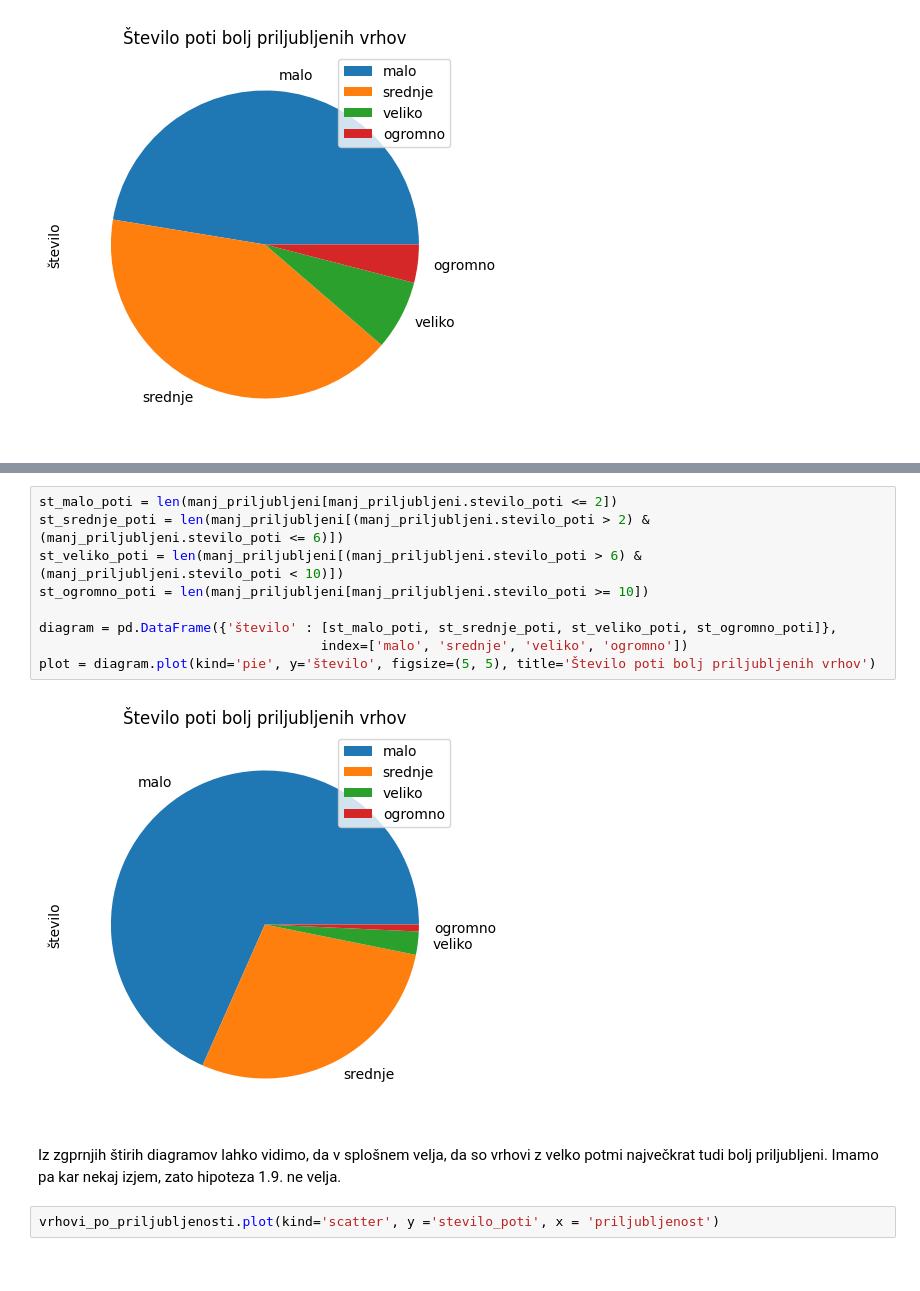
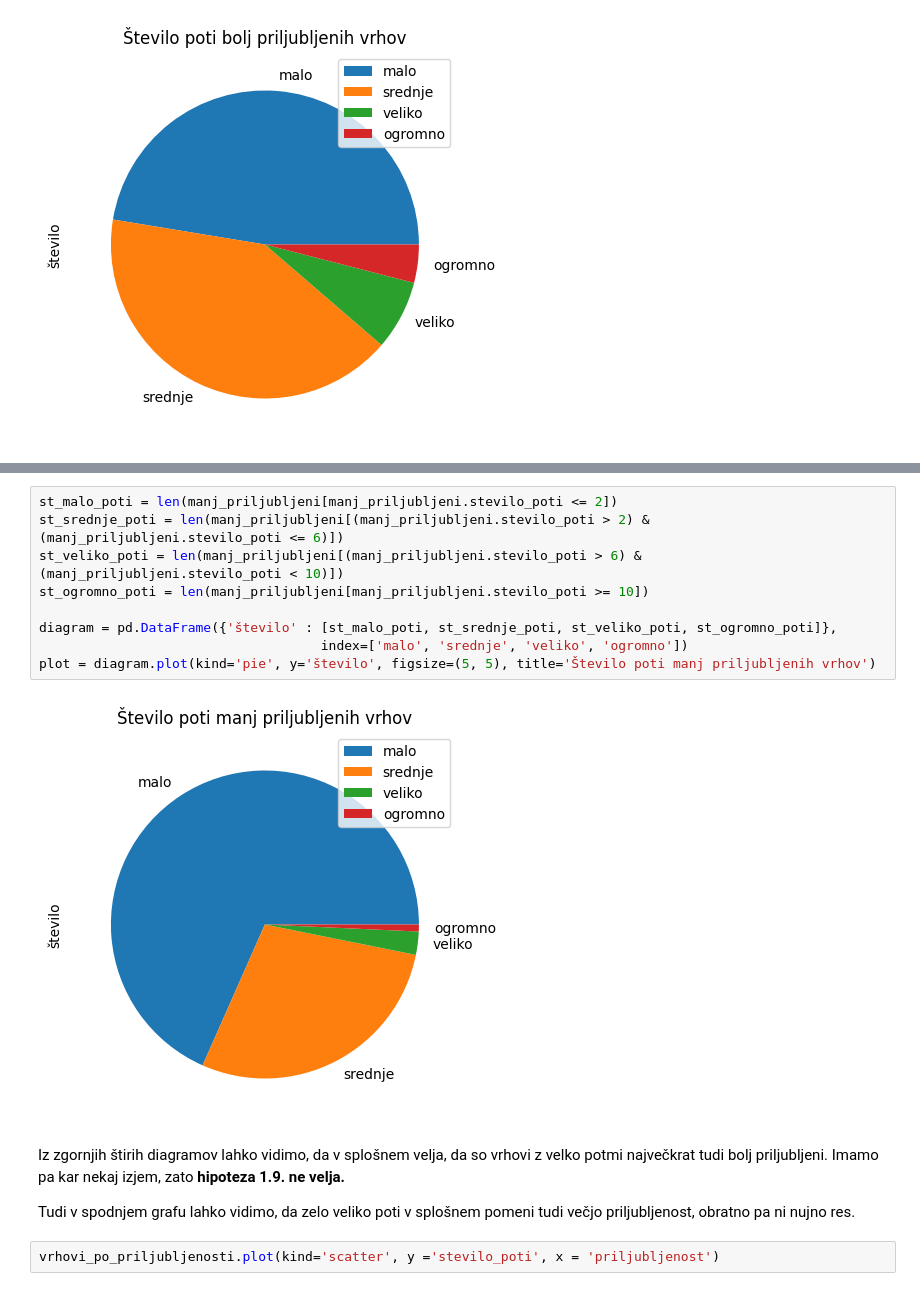
Before and after one commit to MancaMurn/Priljubljenost_slovenskih_gora, a Jupyter notebook: analiza.ipynb, the cells around one changed output, grey strips where cells are left out. Cells and saved outputs as stored; diff of their text form.

```diff
--- a/analiza.ipynb
+++ b/analiza.ipynb
@@ -460,16 +430,18 @@ plot = diagram.plot(kind='pie', y='število', figsize=(5, 5), title='Število po
 # %%
 st_malo_poti = len(manj_priljubljeni[manj_priljubljeni.stevilo_poti <= 2])
 st_srednje_poti = len(manj_priljubljeni[(manj_priljubljeni.stevilo_poti > 2) & (manj_priljubljeni.stevilo_poti <= 6)])
 st_veliko_poti = len(manj_priljubljeni[(manj_priljubljeni.stevilo_poti > 6) & (manj_priljubljeni.stevilo_poti < 10)])
 st_ogromno_poti = len(manj_priljubljeni[manj_priljubljeni.stevilo_poti >= 10])
 
 diagram = pd.DataFrame({'število' : [st_malo_poti, st_srednje_poti, st_veliko_poti, st_ogromno_poti]},
                                     index=['malo', 'srednje', 'veliko', 'ogromno'])
-plot = diagram.plot(kind='pie', y='število', figsize=(5, 5), title='Število poti bolj priljubljenih vrhov')
+plot = diagram.plot(kind='pie', y='število', figsize=(5, 5), title='Število poti manj priljubljenih vrhov')
 # %% [output]
-[figure, old version]
+[figure, new version]
 # %% [markdown]
-Iz zgprnjih štirih diagramov lahko vidimo, da v splošnem velja, da so vrhovi z velko potmi največkrat tudi bolj priljubljeni. Imamo pa kar nekaj izjem, zato hipoteza 1.9. ne velja.
+Iz zgornjih štirih diagramov lahko vidimo, da v splošnem velja, da so vrhovi z velko potmi največkrat tudi bolj priljubljeni. Imamo pa kar nekaj izjem, zato **hipoteza 1.9. ne velja.**
+
+Tudi v spodnjem grafu lahko vidimo, da zelo veliko poti v splošnem pomeni tudi večjo priljubljenost, obratno pa ni nujno res.
 # %%
 vrhovi_po_priljubljenosti.plot(kind='scatter', y ='stevilo_poti', x = 'priljubljenost')
 # %% [output]
```
Also changed, not shown: parts of 33 cells of this notebook.
